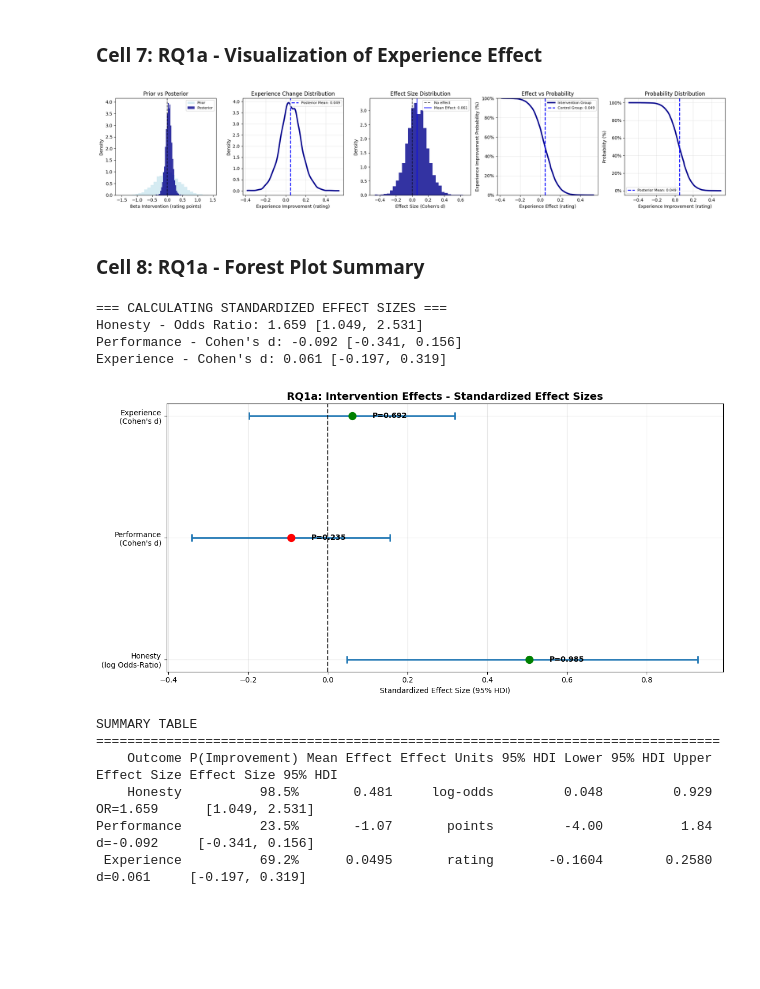
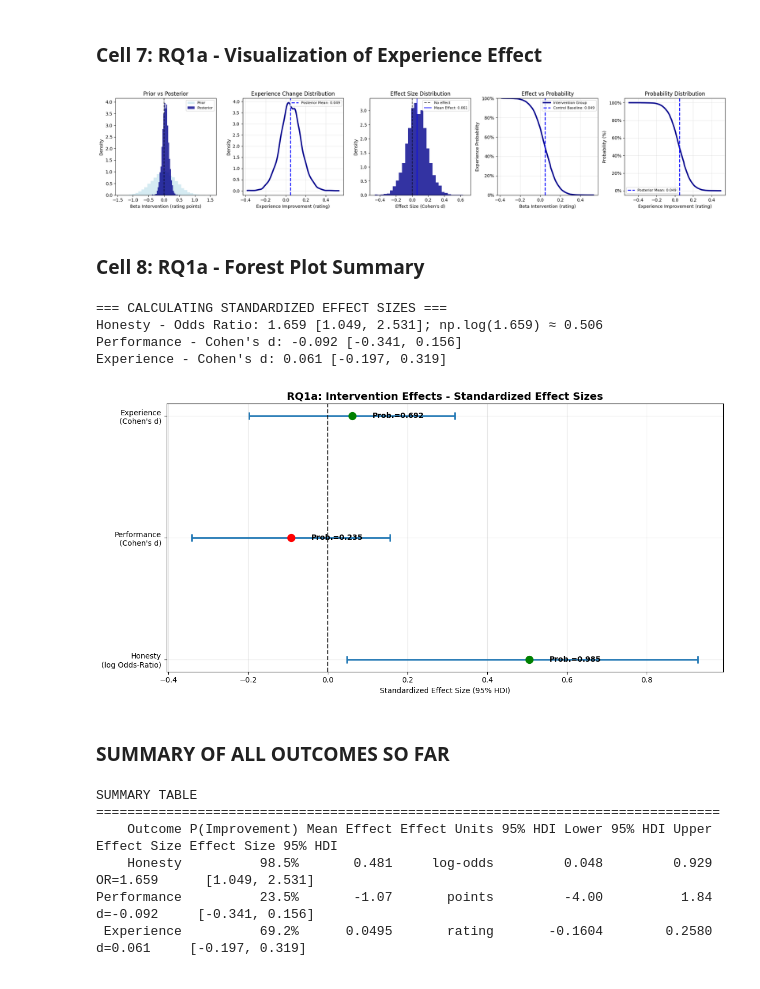
Before and after one commit to svdpmukherjee/game-behavior-intervention-study, a Jupyter notebook: game-behavior-analytics/data_analysis_notebook/analysis.ipynb, the cells around one changed output. Saved outputs shown, nothing was run; the diff lists cells and outputs as text; code cells hidden in the pictures; blank space fills up the shorter version.

```diff
--- a/game-behavior-analytics/data_analysis_notebook/analysis.ipynb
+++ b/game-behavior-analytics/data_analysis_notebook/analysis.ipynb
@@ -561,37 +561,37 @@ for threshold in beta_range:
     prob_positive.append((beta_exp_samples >= threshold).mean())
 
 axes[3].plot(beta_range, prob_positive, linewidth=3, color='darkblue',
              label='Intervention Group')
 axes[3].axvline(np.mean(beta_exp_samples), color='blue', linestyle='--', linewidth=2,
-                label=f'Control Group: {np.mean(beta_exp_samples):.3f}')
-axes[3].set_xlabel('Experience Effect (rating)')
-axes[3].set_ylabel('Experience Improvement Probability (%)')
+                label=f'Control Baseline: {np.mean(beta_exp_samples):.3f}')
+axes[3].set_xlabel('Beta Intervention (rating)')
+axes[3].set_ylabel('Experience Probability')
 axes[3].set_title('Effect vs Probability')
 axes[3].set_ylim(0, 1)
 axes[3].set_yticks(np.arange(0, 1.1, 0.2))
 axes[3].set_yticklabels([f'{int(y*100)}%' for y in np.arange(0, 1.1, 0.2)])
 axes[3].legend(fontsize=8)
 axes[3].grid(True, alpha=0.3)
 
 # 5. Probability Distribution (CDF)
 # Calculate probabilities for different improvement thresholds
 x_thresholds = np.linspace(-0.5, 0.5, 200)
 probabilities = [(improvement_rating >= threshold).mean() for threshold in x_thresholds]
 axes[4].plot(x_thresholds, probabilities, linewidth=3, color='darkblue')
 axes[4].axvline(mean_improvement, color='blue', linestyle='--', linewidth=2,
                 label=f'Posterior Mean: {mean_improvement:.3f}')
 axes[4].set_xlabel('Experience Improvement (rating)')
 axes[4].set_ylabel('Probability (%)')
 axes[4].set_title('Probability Distribution')
 axes[4].set_yticks(np.arange(0, 1.1, 0.2))
 axes[4].set_yticklabels([f'{int(y*100)}%' for y in np.arange(0, 1.1, 0.2)])
 axes[4].legend(fontsize=8)
 axes[4].grid(True, alpha=0.3)
 
 plt.tight_layout()
 plt.show()
 # %% [output]
-[figure, old version]
+[figure, new version]
 # %% [markdown]
 ### Cell 8: RQ1a - Forest Plot Summary
 # %%
@@ -616,7 +616,7 @@ or_hdi_lower = np.percentile(odds_ratios, 2.5)
 or_hdi_upper = np.percentile(odds_ratios, 97.5)
 prob_honest_increase = (beta_honest_samples > 0).mean()
 
-print(f"Honesty - Odds Ratio: {mean_or:.3f} [{or_hdi_lower:.3f}, {or_hdi_upper:.3f}]")
+print(f"Honesty - Odds Ratio: {mean_or:.3f} [{or_hdi_lower:.3f}, {or_hdi_upper:.3f}]; np.log(1.659) ≈ 0.506")
 
 # 2. Performance: Calculate Cohen's d
 cohens_d_perf = beta_perf_samples / sigma_perf_samples
@@ -661,7 +661,7 @@ ax.errorbar(means, y_pos, xerr=[np.array(means) - np.array(lower),
 
 for i, (mean, prob, color) in enumerate(zip(means, probs, colors)):
     ax.scatter(mean, i, s=100, color=color, zorder=5)
-    ax.text(mean + 0.05, i, f'P={prob:.3f}', va='center', fontweight='bold')
+    ax.text(mean + 0.05, i, f'Prob.={prob:.3f}', va='center', fontweight='bold')
 
 ax.axvline(0, color='black', linestyle='--', alpha=0.7, label='No effect')
 ax.set_yticks(y_pos)
@@ -679,8 +679,10 @@ plt.tight_layout()
 plt.show()
 # %% [output]
 === CALCULATING STANDARDIZED EFFECT SIZES ===
-Honesty - Odds Ratio: 1.659 [1.049, 2.531]
+Honesty - Odds Ratio: 1.659 [1.049, 2.531]; np.log(1.659) ≈ 0.506
 Performance - Cohen's d: -0.092 [-0.341, 0.156]
 Experience - Cohen's d: 0.061 [-0.197, 0.319]
-[figure, old version]
+[figure, new version]
+# %% [markdown]
+### SUMMARY OF ALL OUTCOMES SO FAR
 # %%
```
Also changed, not shown: parts of 7 cells of this notebook.
